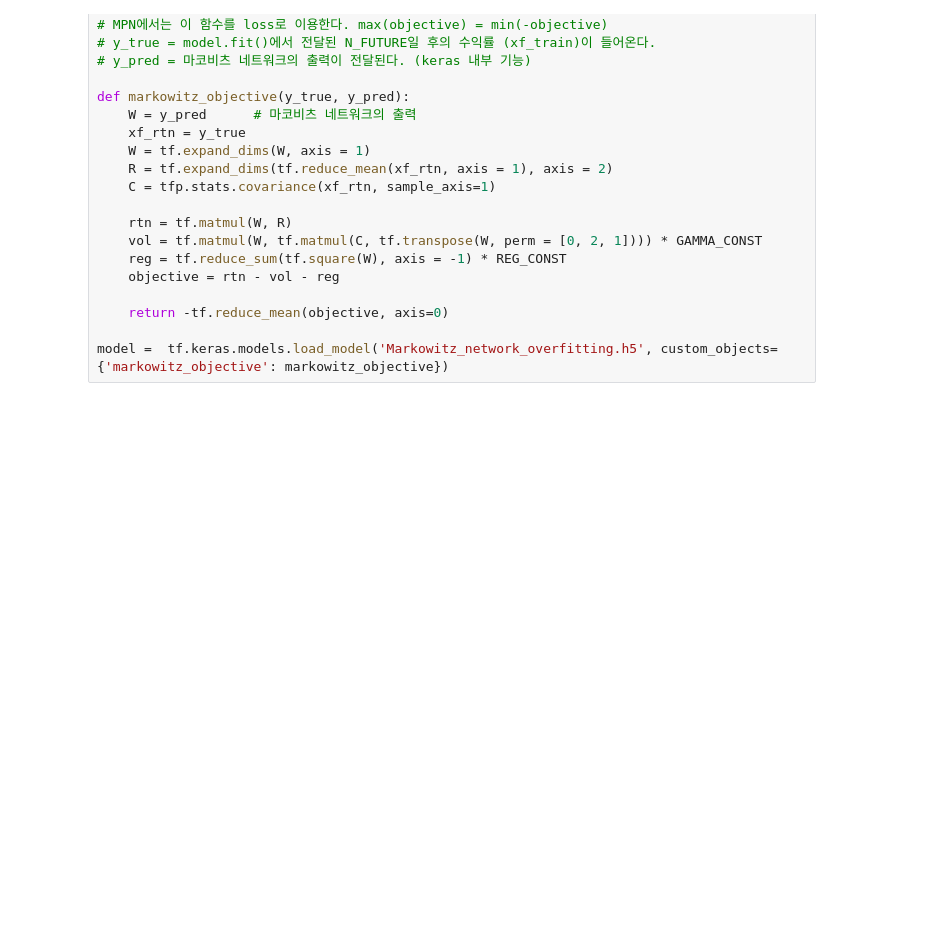
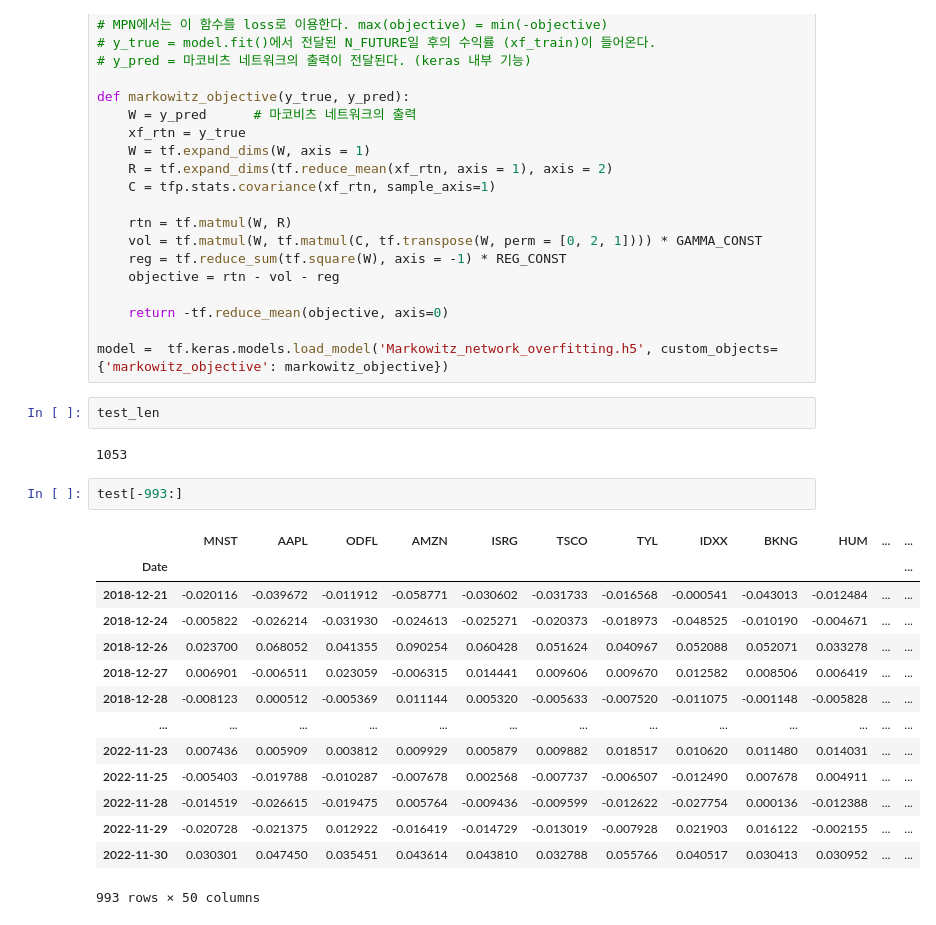
Before and after one commit to ChoiInYeol/Finance-Data-Analysis-Project, a Jupyter notebook: 3. MPN-backtest.ipynb, the cells around one changed output. Cells and saved outputs as stored; diff of their text form; blank space fills up the shorter version.

```diff
--- a/3. MPN-backtest.ipynb
+++ b/3. MPN-backtest.ipynb
@@ -91,3 +91,24 @@ def markowitz_objective(y_true, y_pred):
     return -tf.reduce_mean(objective, axis=0)
 
 model =  tf.keras.models.load_model('Markowitz_network_overfitting.h5', custom_objects={'markowitz_objective': markowitz_objective})
+# %%
+test_len
+# %% [output]
+1053
+# %%
+test[-993:]
+# %% [output]
+|  | MNST | AAPL | ODFL | AMZN | ISRG | TSCO | TYL | IDXX | BKNG | HUM | ... | ... |
+| Date |  |  |  |  |  |  |  |  |  |  |  | ... |
+| 2018-12-21 | -0.020116 | -0.039672 | -0.011912 | -0.058771 | -0.030602 | -0.031733 | -0.016568 | -0.000541 | -0.043013 | -0.012484 | ... | ... |
+| 2018-12-24 | -0.005822 | -0.026214 | -0.031930 | -0.024613 | -0.025271 | -0.020373 | -0.018973 | -0.048525 | -0.010190 | -0.004671 | ... | ... |
+| 2018-12-26 | 0.023700 | 0.068052 | 0.041355 | 0.090254 | 0.060428 | 0.051624 | 0.040967 | 0.052088 | 0.052071 | 0.033278 | ... | ... |
+| 2018-12-27 | 0.006901 | -0.006511 | 0.023059 | -0.006315 | 0.014441 | 0.009606 | 0.009670 | 0.012582 | 0.008506 | 0.006419 | ... | ... |
+| 2018-12-28 | -0.008123 | 0.000512 | -0.005369 | 0.011144 | 0.005320 | -0.005633 | -0.007520 | -0.011075 | -0.001148 | -0.005828 | ... | ... |
+| ... | ... | ... | ... | ... | ... | ... | ... | ... | ... | ... | ... | ... |
+| 2022-11-23 | 0.007436 | 0.005909 | 0.003812 | 0.009929 | 0.005879 | 0.009882 | 0.018517 | 0.010620 | 0.011480 | 0.014031 | ... | ... |
+| 2022-11-25 | -0.005403 | -0.019788 | -0.010287 | -0.007678 | 0.002568 | -0.007737 | -0.006507 | -0.012490 | 0.007678 | 0.004911 | ... | ... |
+| 2022-11-28 | -0.014519 | -0.026615 | -0.019475 | 0.005764 | -0.009436 | -0.009599 | -0.012622 | -0.027754 | 0.000136 | -0.012388 | ... | ... |
+| 2022-11-29 | -0.020728 | -0.021375 | 0.012922 | -0.016419 | -0.014729 | -0.013019 | -0.007928 | 0.021903 | 0.016122 | -0.002155 | ... | ... |
+| 2022-11-30 | 0.030301 | 0.047450 | 0.035451 | 0.043614 | 0.043810 | 0.032788 | 0.055766 | 0.040517 | 0.030413 | 0.030952 | ... | ... |
+993 rows × 50 columns
```
Also changed, not shown: parts of 12 cells of this notebook, 1 other file.
